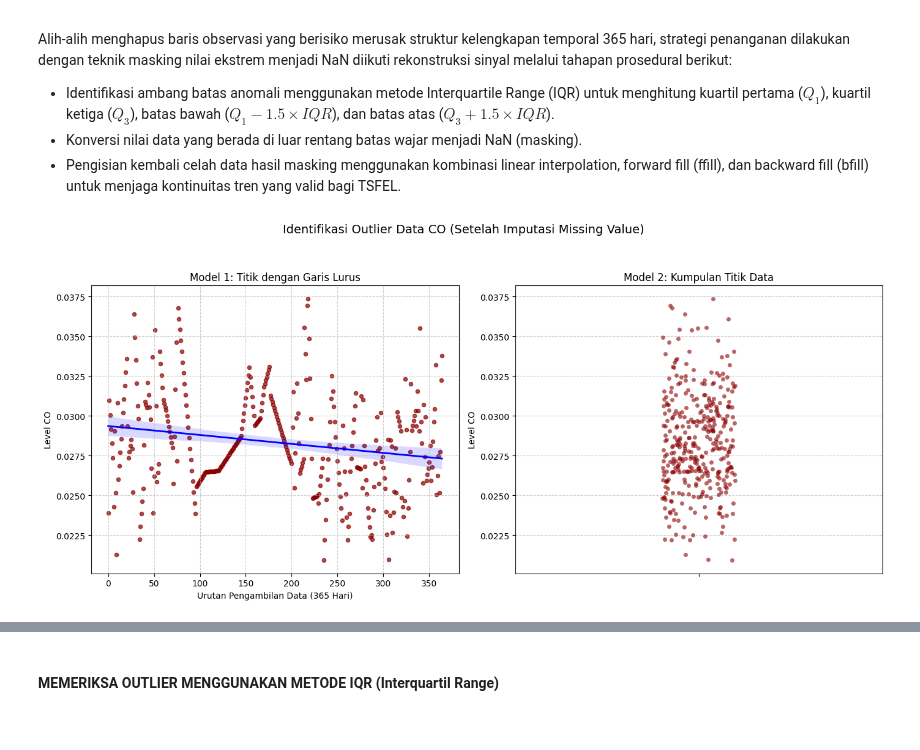
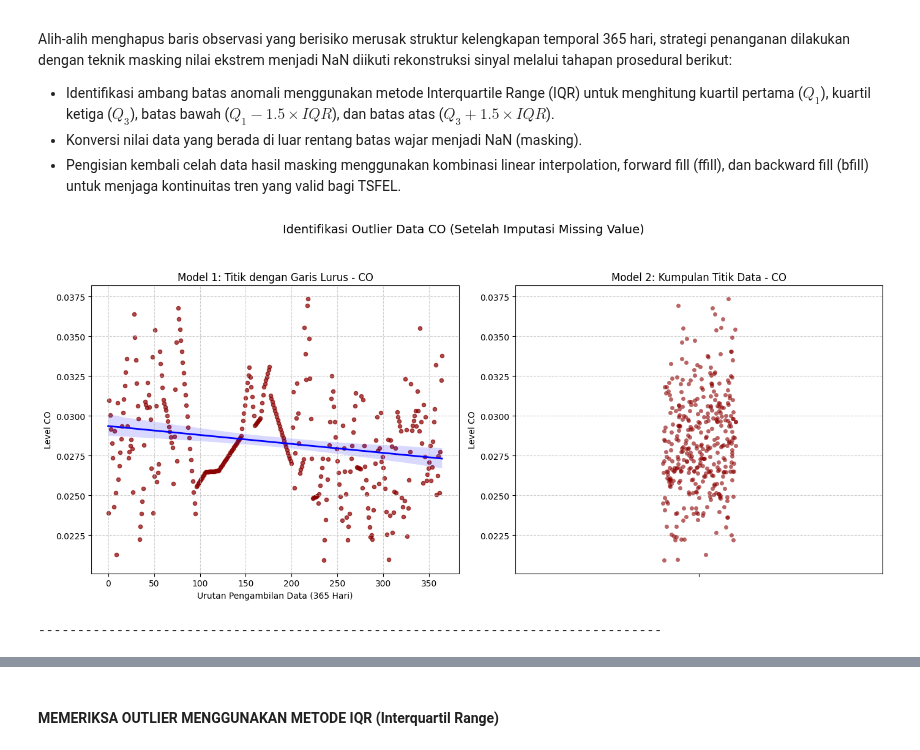
Before and after one commit to SUSUPAN223/catatan_kuliah, a Jupyter notebook: _sources/Proyek_Sains_Data/Tugas_Pertemuan3.ipynb, the cells around one changed output, grey strips where cells are left out. Saved outputs shown, nothing was run; the diff lists cells and outputs as text; code cells hidden in the pictures.

```diff
--- a/_sources/Proyek_Sains_Data/Tugas_Pertemuan3.ipynb
+++ b/_sources/Proyek_Sains_Data/Tugas_Pertemuan3.ipynb
@@ -476,50 +610,56 @@ Alih-alih menghapus baris observasi yang berisiko merusak struktur kelengkapan t
 # %%
 import matplotlib.pyplot as plt
 import seaborn as sns
 import numpy as np
 import pandas as pd
 
-# Membaca data hasil imputasi missing value
-df_loaded = pd.read_csv("Data_CO_Masalembu_Imputed.csv", sep=";")
-df_loaded['t'] = pd.to_datetime(df_loaded['t'])
+daftar_polutan = ['CO', 'SO2', 'NO2', 'CH4']
 
-# Karena data sudah bersih dari NaN (utuh 365 hari), langsung salin ke variabel analisis
-data_co_imputed_clean = df_loaded.copy()
+for polutan in daftar_polutan:
+    # 1. Membaca file CSV dinamis menyesuaikan iterasi
+    nama_file = f"Data_{polutan}_Masalembu_Imputed.csv"
+    df_loaded = pd.read_csv(nama_file, sep=";")
+    df_loaded['t'] = pd.to_datetime(df_loaded['t'])
 
-# Membuat kolom urutan numerik (0, 1, 2, ...) sebagai sumbu X untuk garis lurus
-data_co_imputed_clean['urutan'] = np.arange(len(data_co_imputed_clean))
+    # Karena data sudah bersih dari NaN (utuh 365 hari), langsung salin ke variabel analisis
+    data_imputed_clean = df_loaded.copy()
 
-fig, axes = plt.subplots(nrows=1, ncols=2, figsize=(14, 6), dpi=100)
+    # Membuat kolom urutan numerik (0, 1, 2, ...) sebagai sumbu X untuk garis lurus
+    data_imputed_clean['urutan'] = np.arange(len(data_imputed_clean))
 
-# Model 1: Titik dengan Garis Lurus (Regresi Linear)
-sns.regplot(
-    x='urutan',
-    y='CO',
-    data=data_co_imputed_clean,
-    ax=axes[0],
-    scatter_kws={'color': 'darkred', 's': 20, 'alpha': 0.7},
-    line_kws={'color': 'blue', 'linewidth': 2}
-)
-axes[0].set_title('Model 1: Titik dengan Garis Lurus', fontsize=12)
-axes[0].set_xlabel('Urutan Pengambilan Data (365 Hari)')
-axes[0].set_ylabel('Level CO')
-axes[0].grid(True, linestyle='--', alpha=0.6)
+    fig, axes = plt.subplots(nrows=1, ncols=2, figsize=(14, 6), dpi=100)
 
-# Model 2: Kumpulan Titik Murni (Strip Plot)
-sns.stripplot(
-    y=data_co_imputed_clean['CO'],
-    ax=axes[1],
-    color='darkred',
-    alpha=0.6,
-    jitter=True,
-    size=5
-)
-axes[1].set_title('Model 2: Kumpulan Titik Data', fontsize=12)
-axes[1].set_ylabel('Level CO')
-axes[1].grid(True, axis='y', linestyle='--', alpha=0.6)
+    # Model 1: Titik dengan Garis Lurus (Regresi Linear)
+    sns.regplot(
+        x='urutan',
+        y=polutan, # Memanggil nama kolom sesuai polutan
+        data=data_imputed_clean,
+        ax=axes[0],
+        scatter_kws={'color': 'darkred', 's': 20, 'alpha': 0.7},
+        line_kws={'color': 'blue', 'linewidth': 2}
+    )
+    axes[0].set_title(f'Model 1: Titik dengan Garis Lurus - {polutan}', fontsize=12)
+    axes[0].set_xlabel('Urutan Pengambilan Data (365 Hari)')
+    axes[0].set_ylabel(f'Level {polutan}')
+    axes[0].grid(True, linestyle='--', alpha=0.6)
 
-plt.suptitle("Identifikasi Outlier Data CO (Setelah Imputasi Missing Value)", fontsize=14, y=1.05)
-plt.tight_layout()
-plt.show()
+    # Model 2: Kumpulan Titik Murni (Strip Plot)
+    sns.stripplot(
+        y=data_imputed_clean[polutan], # Memanggil nama kolom sesuai polutan
+        ax=axes[1],
+        color='darkred',
+        alpha=0.6,
+        jitter=True,
+        size=5
+    )
+    axes[1].set_title(f'Model 2: Kumpulan Titik Data - {polutan}', fontsize=12)
+    axes[1].set_ylabel(f'Level {polutan}')
+    axes[1].grid(True, axis='y', linestyle='--', alpha=0.6)
+
+    plt.suptitle(f"Identifikasi Outlier Data {polutan} (Setelah Imputasi Missing Value)", fontsize=14, y=1.05)
+    plt.tight_layout()
+    plt.show()
+    print("-" * 80 + "\n")
 # %% [output]
-[figure, old version]
+[figure, new version]
+--------------------------------------------------------------------------------
```
Also changed, not shown: parts of 13 cells of this notebook, 31 other files.
